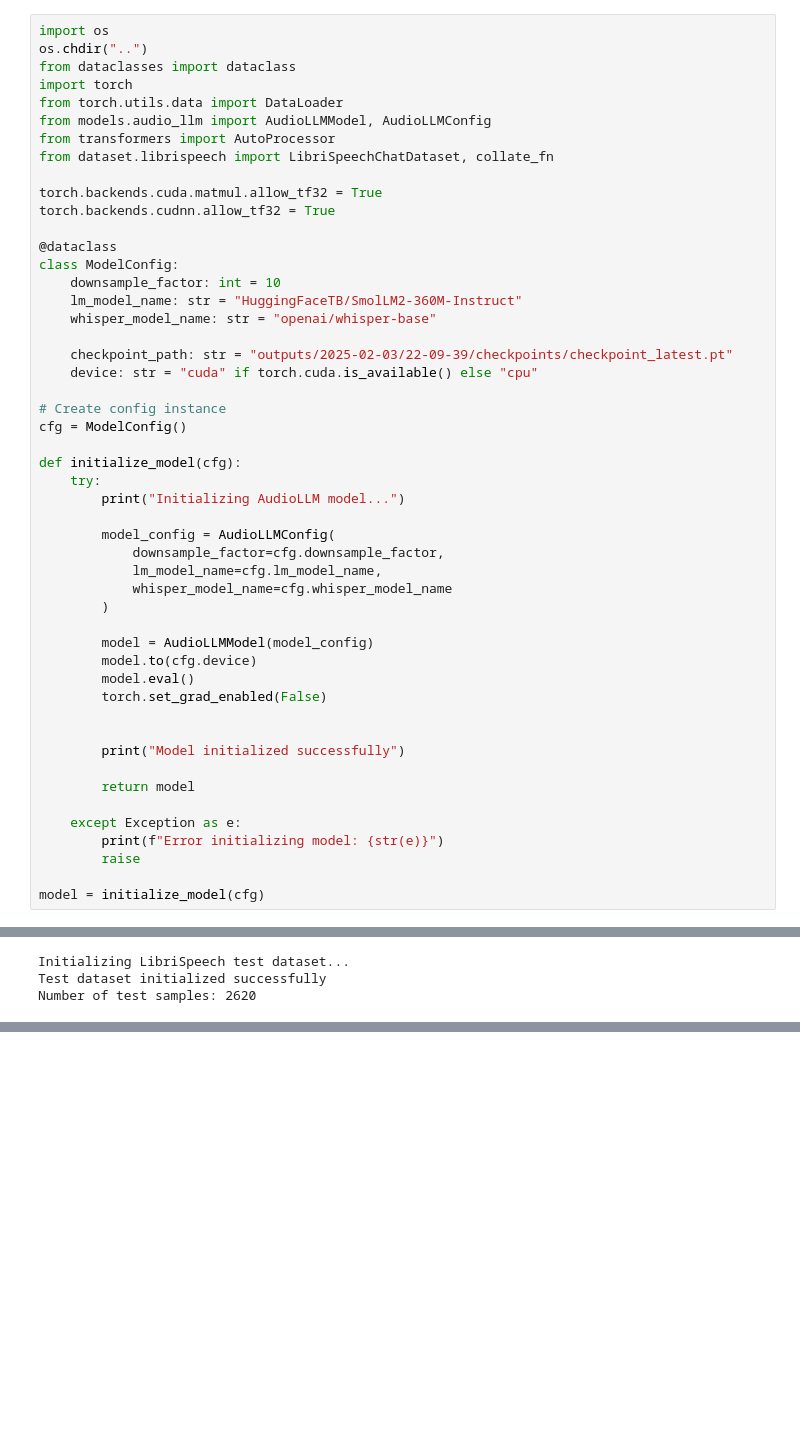
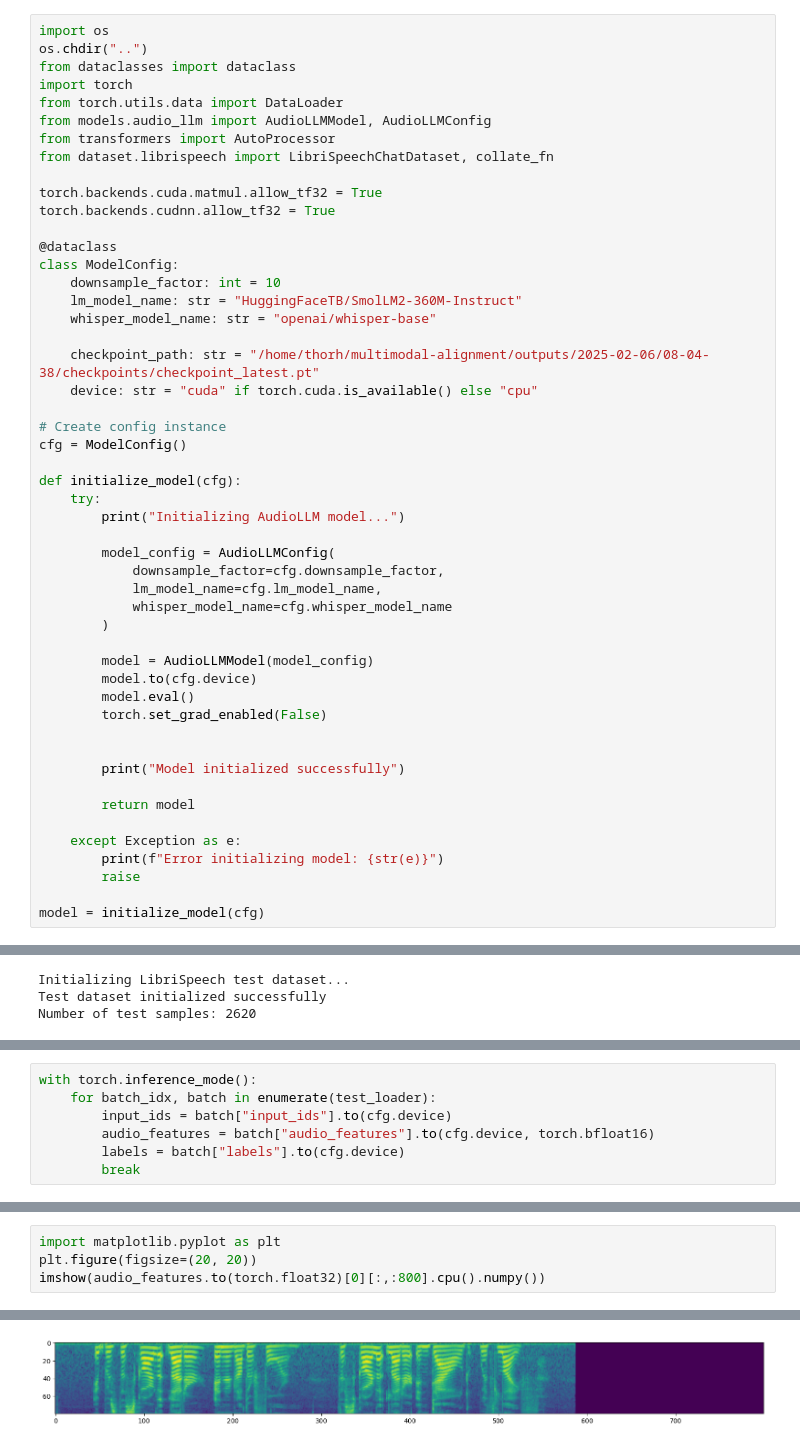
Before and after one commit to thorhojhus/multimodal-alignment, a Jupyter notebook: notebooks/load_and_run_model_from_checkpoint.ipynb, the cells around one changed output, grey strips where cells are left out. Drawn from its saved outputs; the diff is of its cells as text; blank space fills up the shorter version.

```diff
--- a/notebooks/load_and_run_model_from_checkpoint.ipynb
+++ b/notebooks/load_and_run_model_from_checkpoint.ipynb
@@ -17,7 +17,7 @@ class ModelConfig:
     lm_model_name: str = "HuggingFaceTB/SmolLM2-360M-Instruct"
     whisper_model_name: str = "openai/whisper-base"
 
-    checkpoint_path: str = "outputs/2025-02-03/22-09-39/checkpoints/checkpoint_latest.pt"
+    checkpoint_path: str = "/home/thorh/multimodal-alignment/outputs/2025-02-06/08-04-38/checkpoints/checkpoint_latest.pt"
     device: str = "cuda" if torch.cuda.is_available() else "cpu"
 
 # Create config instance
@@ -229,0 +211,7 @@ Ground truth: Find some Cresswells there big plantations rated at two hundred an
+# %%
+with torch.inference_mode():
+    for batch_idx, batch in enumerate(test_loader):
+        input_ids = batch["input_ids"].to(cfg.device)
+        audio_features = batch["audio_features"].to(cfg.device, torch.bfloat16)
+        labels = batch["labels"].to(cfg.device)
+        break
@@ -229,0 +253,5 @@ Ground truth: Find some Cresswells there big plantations rated at two hundred an
+# %%
+import matplotlib.pyplot as plt
+plt.figure(figsize=(20, 20))
+imshow(audio_features.to(torch.float32)[0][:,:800].cpu().numpy())
+# %% [output]
@@ -229,0 +259 @@ Ground truth: Find some Cresswells there big plantations rated at two hundred an
+[figure, added]
```
Also changed, not shown: parts of 18 cells of this notebook, 2 other files.
